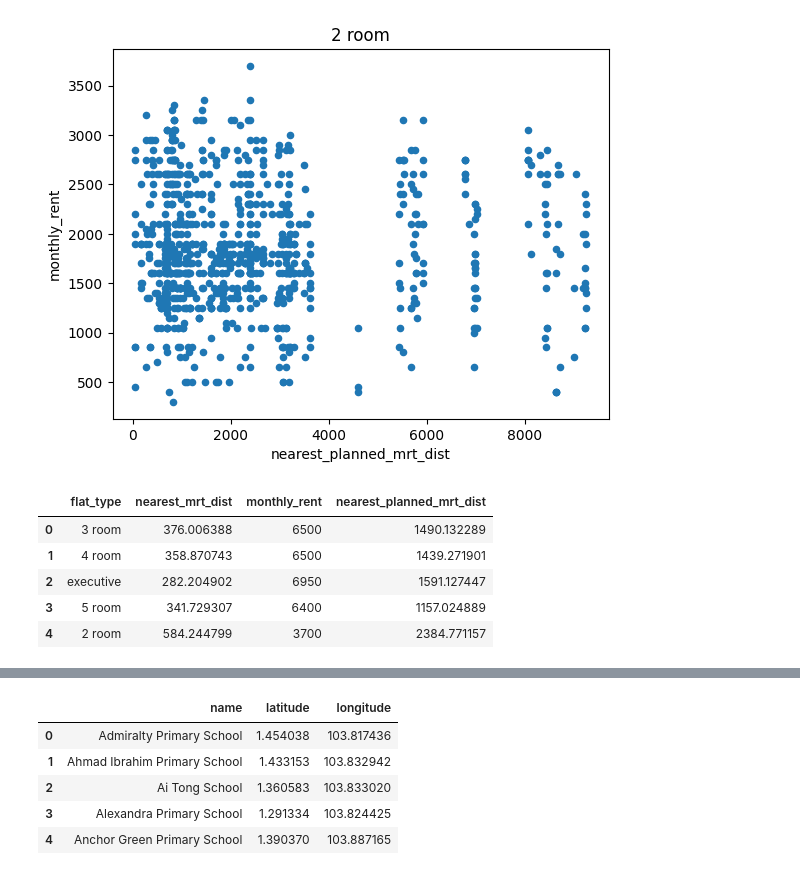
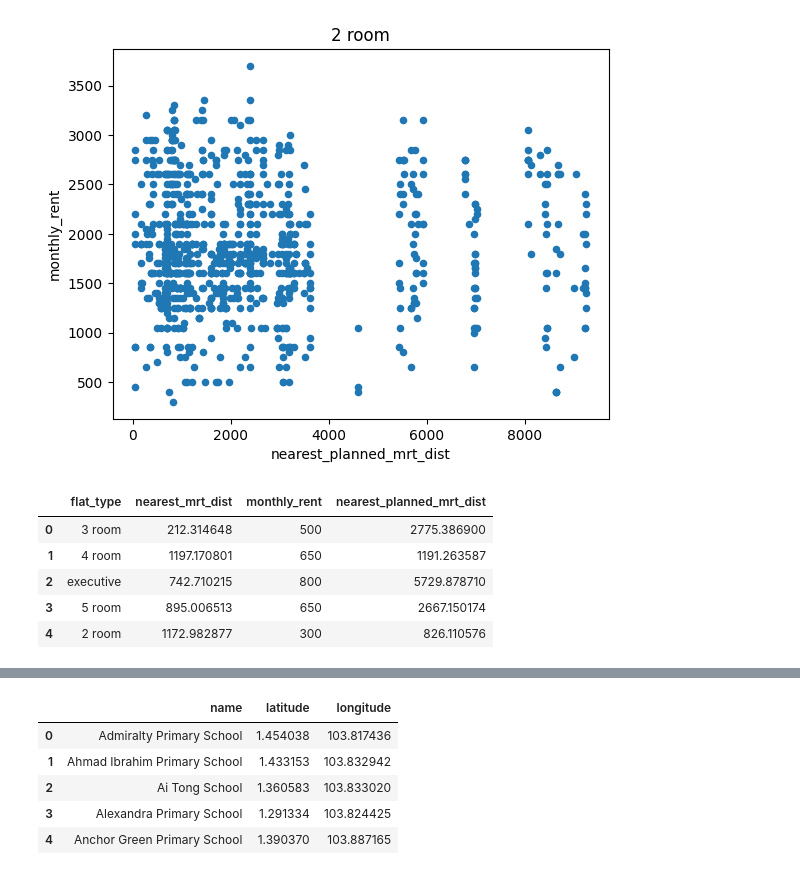
Before and after one commit to cs5228-group-1/cs5228-final-project, a Jupyter notebook: eda_sc.ipynb, the cells around one changed output, grey strips where cells are left out. Cells and saved outputs as stored; diff of their text form; code cells hidden in the pictures.

```diff
--- a/eda_sc.ipynb
+++ b/eda_sc.ipynb
@@ -488,14 +488,19 @@ for ft in flat_types:
 [figure]
 # %%
 max_list = []
+min_list = []
 for ft in flat_types:
     max_list.append(train_df.iloc[train_df[train_df["flat_type"]==ft]["monthly_rent"].idxmax()])
+    min_list.append(train_df.iloc[train_df[train_df["flat_type"]==ft]["monthly_rent"].idxmin()])
 max_df = pd.DataFrame(max_list)
-max_df.reset_index()[["flat_type", "nearest_mrt_dist", "monthly_rent", "nearest_planned_mrt_dist"]]
+min_df = pd.DataFrame(min_list)
+max_df = max_df.reset_index()[["flat_type", "nearest_mrt_dist", "monthly_rent", "nearest_planned_mrt_dist"]]
+min_df = min_df.reset_index()[["flat_type", "nearest_mrt_dist", "monthly_rent", "nearest_planned_mrt_dist"]]
+min_df.head()
 # %% [output]
 |  | flat_type | nearest_mrt_dist | monthly_rent | nearest_planned_mrt_dist |
-| 0 | 3 room | 376.006388 | 6500 | 1490.132289 |
-| 1 | 4 room | 358.870743 | 6500 | 1439.271901 |
-| 2 | executive | 282.204902 | 6950 | 1591.127447 |
-| 3 | 5 room | 341.729307 | 6400 | 1157.024889 |
-| 4 | 2 room | 584.244799 | 3700 | 2384.771157 |
+| 0 | 3 room | 212.314648 | 500 | 2775.386900 |
+| 1 | 4 room | 1197.170801 | 650 | 1191.263587 |
+| 2 | executive | 742.710215 | 800 | 5729.878710 |
+| 3 | 5 room | 895.006513 | 650 | 2667.150174 |
+| 4 | 2 room | 1172.982877 | 300 | 826.110576 |
```
Also changed, not shown: parts of 1 cell of this notebook, 31 other files.
